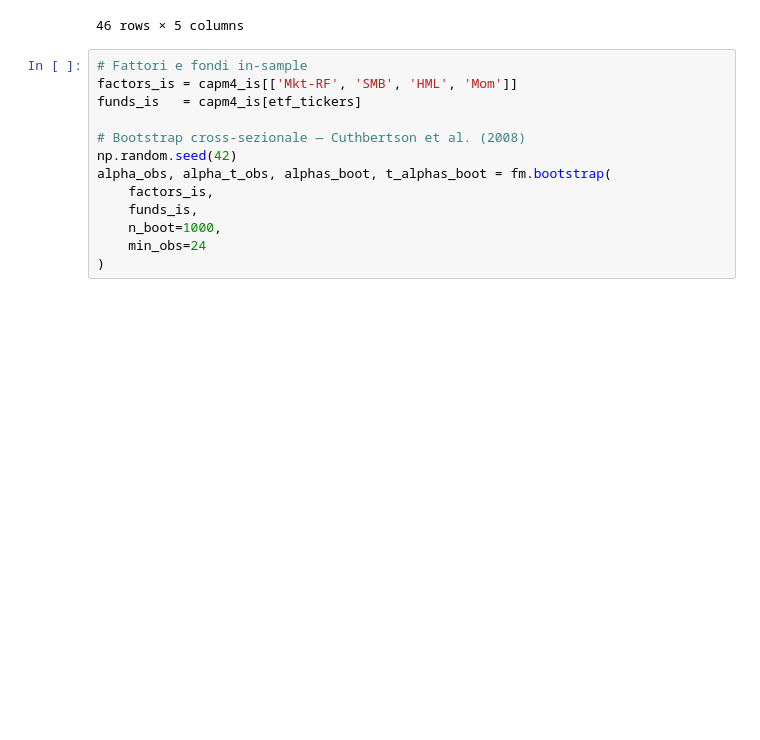
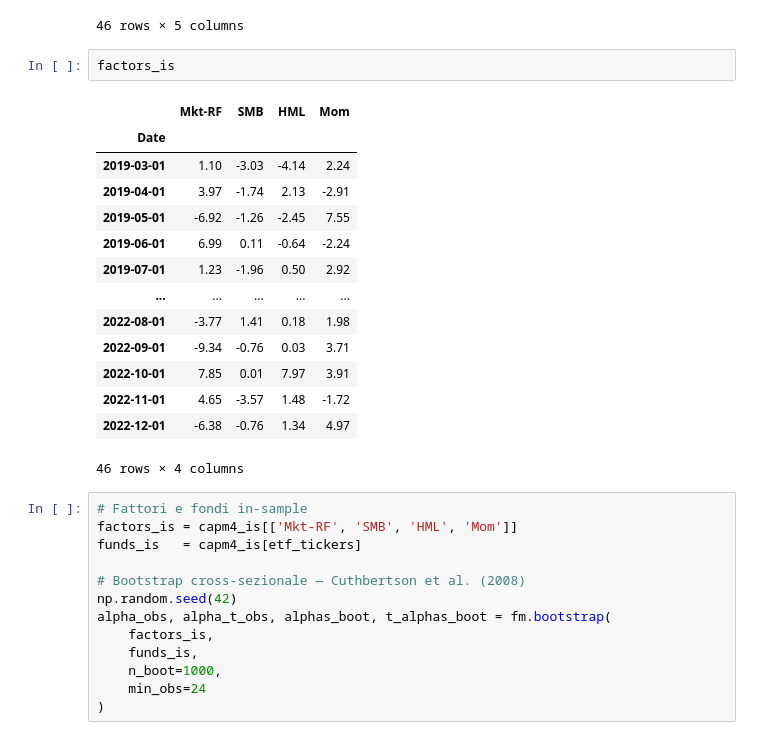
Before and after one commit to fenicola/Ark_Invest_skill_or_luck, a Jupyter notebook: skill_or_luck.ipynb, the cells around one changed output. Cells and saved outputs as stored; diff of their text form; blank space fills up the shorter version.

```diff
--- a/skill_or_luck.ipynb
+++ b/skill_or_luck.ipynb
@@ -422,6 +422,23 @@ funds_is
 | 2022-11-01 | -2.929481 | -4.022223 | -2.379857 | -1.540268 | -6.568492 |
 | 2022-12-01 | -12.406394 | -13.468463 | -16.978881 | -10.808065 | -15.098954 |
 46 rows × 5 columns
+# %%
+factors_is
+# %% [output]
+|  | Mkt-RF | SMB | HML | Mom |
+| Date |  |  |  |  |
+| 2019-03-01 | 1.10 | -3.03 | -4.14 | 2.24 |
+| 2019-04-01 | 3.97 | -1.74 | 2.13 | -2.91 |
+| 2019-05-01 | -6.92 | -1.26 | -2.45 | 7.55 |
+| 2019-06-01 | 6.99 | 0.11 | -0.64 | -2.24 |
+| 2019-07-01 | 1.23 | -1.96 | 0.50 | 2.92 |
+| ... | ... | ... | ... | ... |
+| 2022-08-01 | -3.77 | 1.41 | 0.18 | 1.98 |
+| 2022-09-01 | -9.34 | -0.76 | 0.03 | 3.71 |
+| 2022-10-01 | 7.85 | 0.01 | 7.97 | 3.91 |
+| 2022-11-01 | 4.65 | -3.57 | 1.48 | -1.72 |
+| 2022-12-01 | -6.38 | -0.76 | 1.34 | 4.97 |
+46 rows × 4 columns
 # %%
 # Fattori e fondi in-sample
 factors_is = capm4_is[['Mkt-RF', 'SMB', 'HML', 'Mom']]
```
Also changed, not shown: parts of 7 cells of this notebook, 1 other file.
